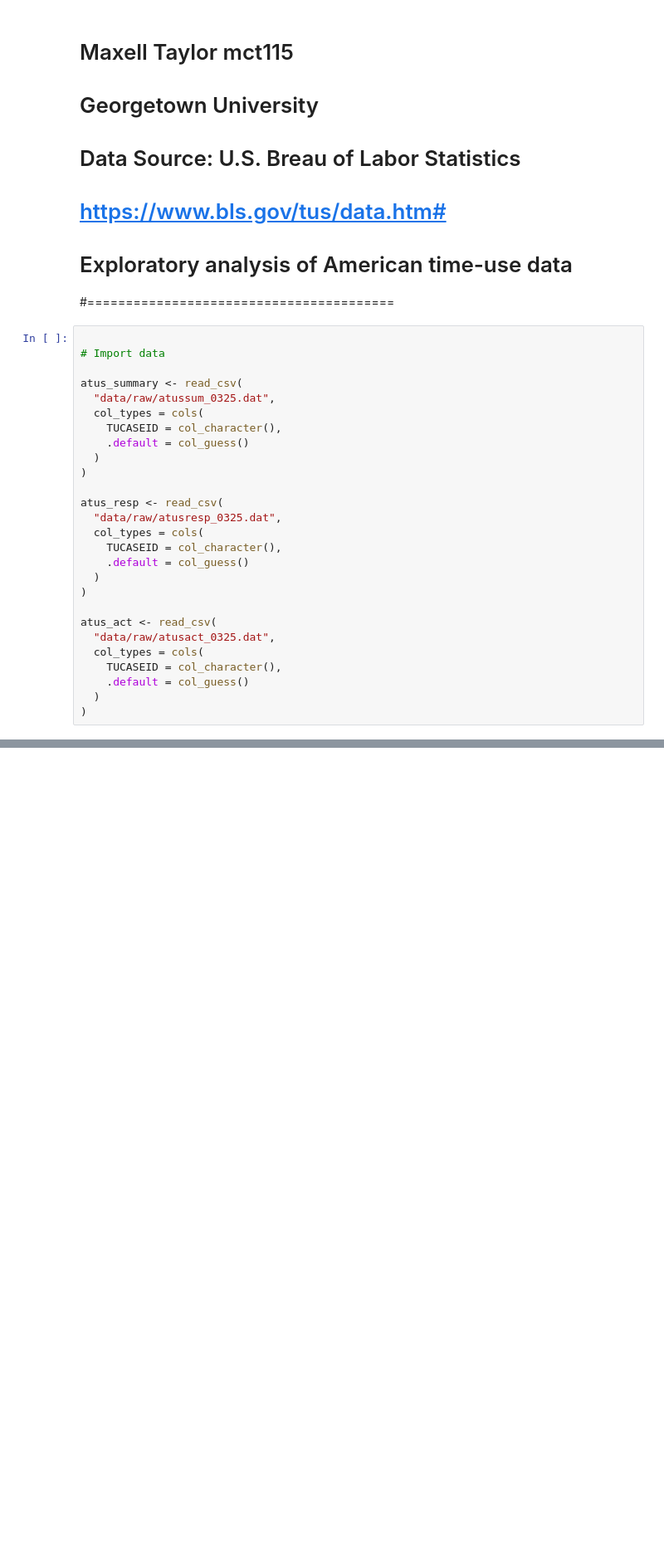
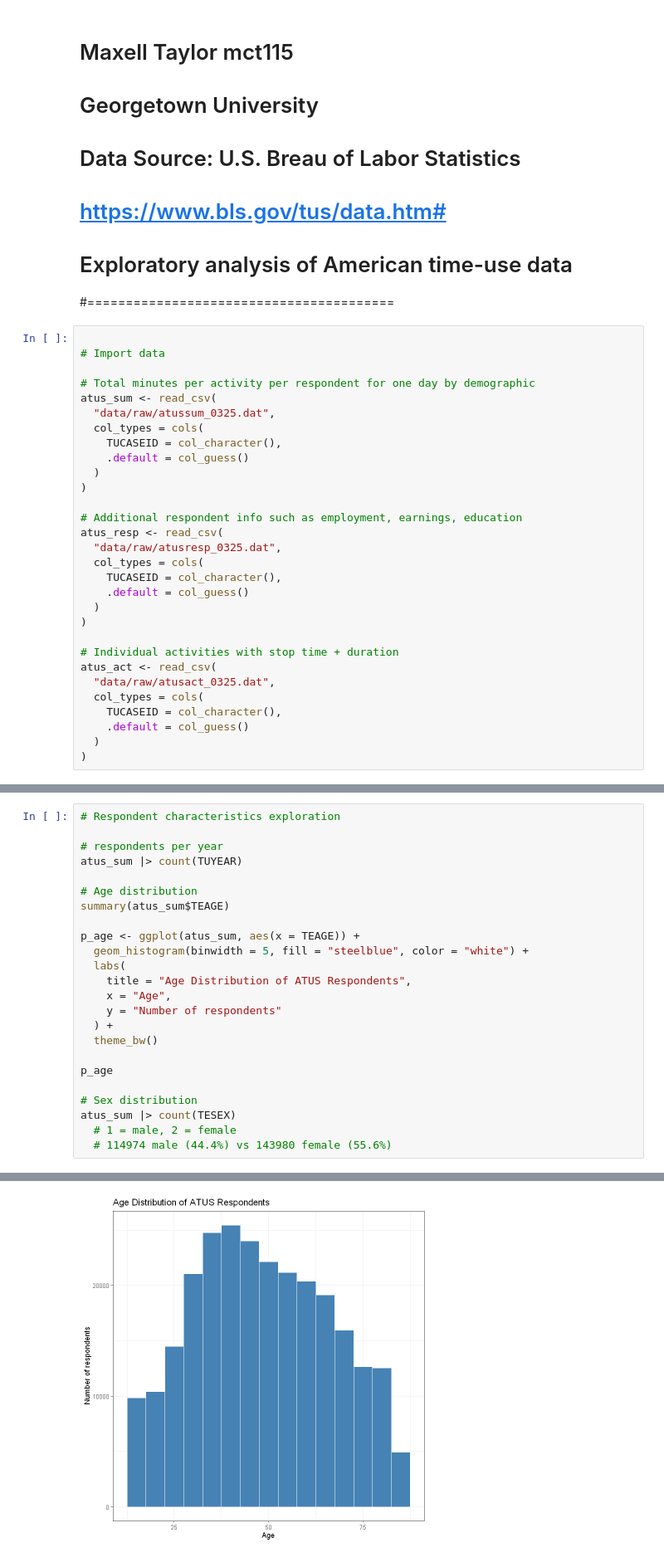
Before and after one commit to MaxCTaylor/DataViz-Visual-Narative, a Jupyter notebook: Analysis/explore_atus.ipynb, the cells around one changed output, grey strips where cells are left out. Shown at 83% size. Cells and saved outputs as stored; diff of their text form; blank space fills up the shorter version.

```diff
--- a/Analysis/explore_atus.ipynb
+++ b/Analysis/explore_atus.ipynb
@@ -49,7 +35,8 @@ The following object is masked from 'package:graphics':
 
 # Import data
 
-atus_summary <- read_csv(
+# Total minutes per activity per respondent for one day by demographic
+atus_sum <- read_csv(
   "data/raw/atussum_0325.dat",
   col_types = cols(
     TUCASEID = col_character(),
@@ -57,6 +44,7 @@ atus_summary <- read_csv(
   )
 )
 
+# Additional respondent info such as employment, earnings, education
 atus_resp <- read_csv(
   "data/raw/atusresp_0325.dat",
   col_types = cols(
@@ -65,6 +53,7 @@ atus_resp <- read_csv(
   )
 )
 
+# Individual activities with stop time + duration
 atus_act <- read_csv(
   "data/raw/atusact_0325.dat",
   col_types = cols(
@@ -134,0 +171,25 @@ $ t509989    <dbl> 0
+# %%
+# Respondent characteristics exploration
+
+# respondents per year
+atus_sum |> count(TUYEAR)
+
+# Age distribution
+summary(atus_sum$TEAGE)
+
+p_age <- ggplot(atus_sum, aes(x = TEAGE)) +
+  geom_histogram(binwidth = 5, fill = "steelblue", color = "white") +
+  labs(
+    title = "Age Distribution of ATUS Respondents",
+    x = "Age",
+    y = "Number of respondents"
+  ) +
+  theme_bw()
+
+p_age
+
+# Sex distribution
+atus_sum |> count(TESEX)
+  # 1 = male, 2 = female
+  # 114974 male (44.4%) vs 143980 female (55.6%)
+# %% [output]
@@ -134,0 +232 @@ $ t509989    <dbl> 0
+[figure, added]
```
Also changed, not shown: parts of 7 cells of this notebook.
